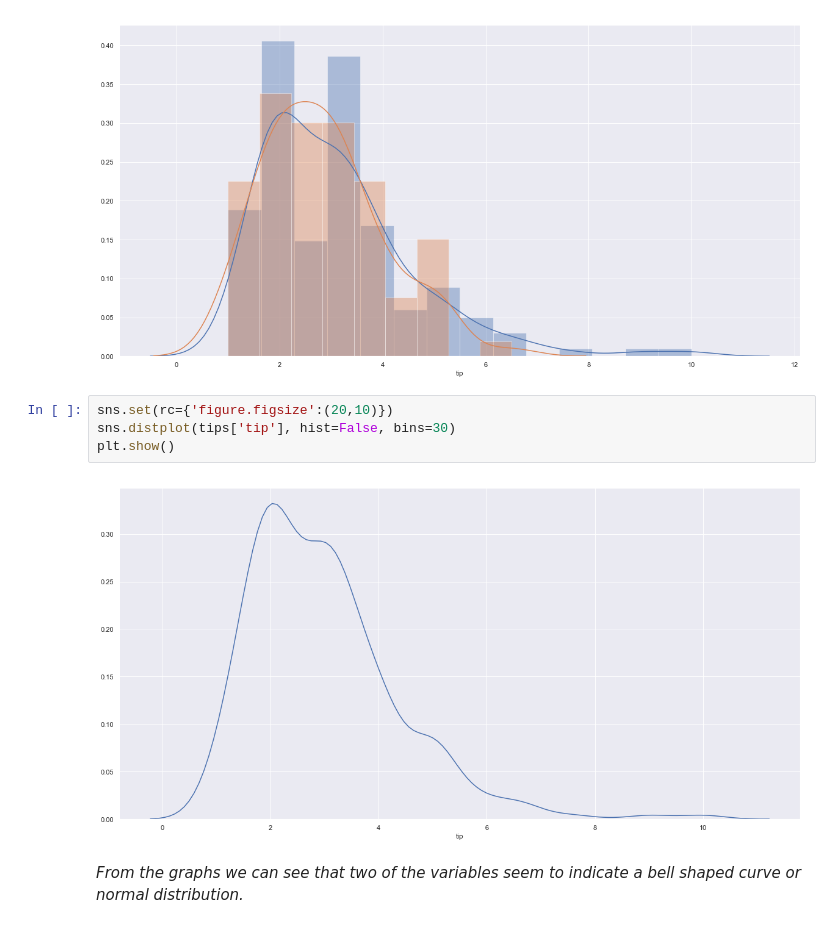
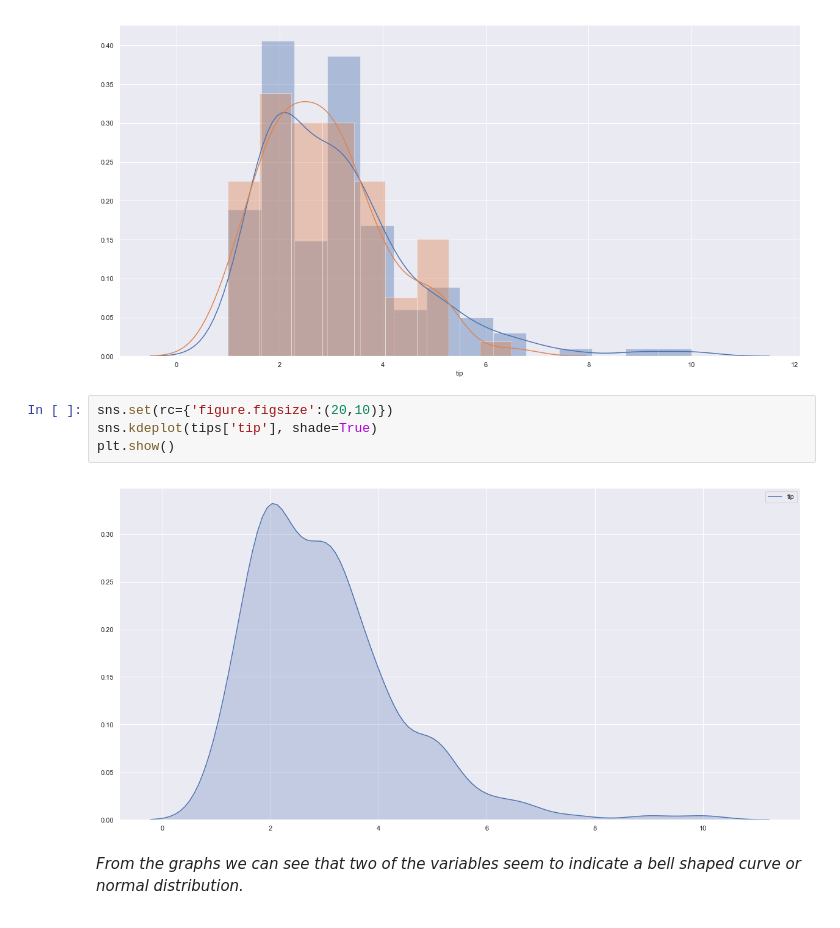
Before and after one commit to richardfeeney7/Fundamentals-Project, a Jupyter notebook: Fundamentals-Project 2019.ipynb, the cells around one changed output. Drawn from its saved outputs; the diff is of its cells as text.

```diff
--- a/Fundamentals-Project 2019.ipynb
+++ b/Fundamentals-Project 2019.ipynb
@@ -326,10 +339,10 @@ plt.show()
 [figure]
 # %%
 sns.set(rc={'figure.figsize':(20,10)})
-sns.distplot(tips['tip'], hist=False, bins=30)
+sns.kdeplot(tips['tip'], shade=True)
 plt.show()
 # %% [output]
-[figure, old version]
+[figure, new version]
 # %% [markdown]
 _From the graphs we can see that two of the variables seem to indicate a bell shaped curve or normal distribution._
 # %% [markdown]
```
Also changed, not shown: parts of 30 cells of this notebook.
